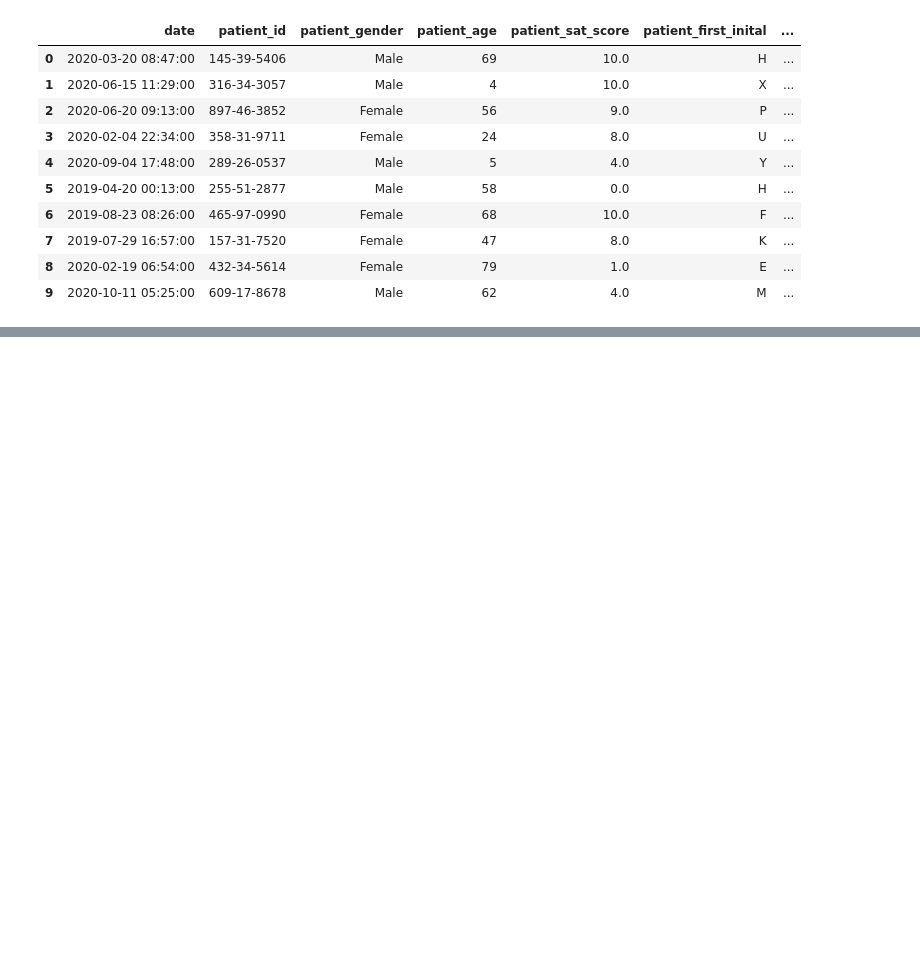
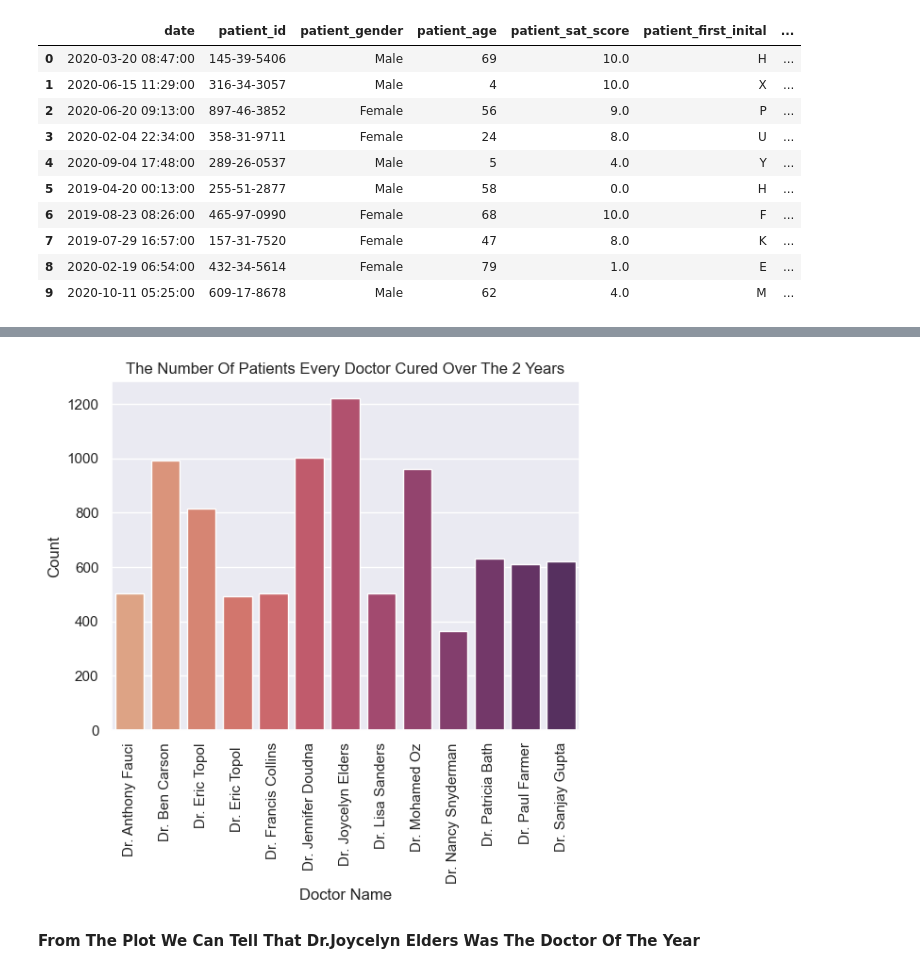
Before and after one commit to Ahmed-level0/Cleaning-Hospital-Data, a Jupyter notebook: cleaningH.ipynb, the cells around one changed output, grey strips where cells are left out. Drawn from its saved outputs; the diff is of its cells as text; code cells hidden in the pictures; blank space fills up the shorter version.

```diff
--- a/cleaningH.ipynb
+++ b/cleaningH.ipynb
@@ -53,0 +91,11 @@ hospital_data_copy['department_referral'] = hospital_data_copy['department_refer
+# %%
+sns.countplot(data = hospital_data_copy, x = 'Doctor', palette='flare')
+plt.title("The Number Of Patients Every Doctor Cured Over The 2 Years")
+plt.xlabel("Doctor Name")
+plt.ylabel("Count")
+plt.xticks(rotation= 90)
+plt.show()
+# %% [output]
+[figure, added]
+# %% [markdown]
+**From The Plot We Can Tell That Dr.Joycelyn Elders Was The Doctor Of The Year**
```
Also changed, not shown: parts of 13 cells of this notebook.
